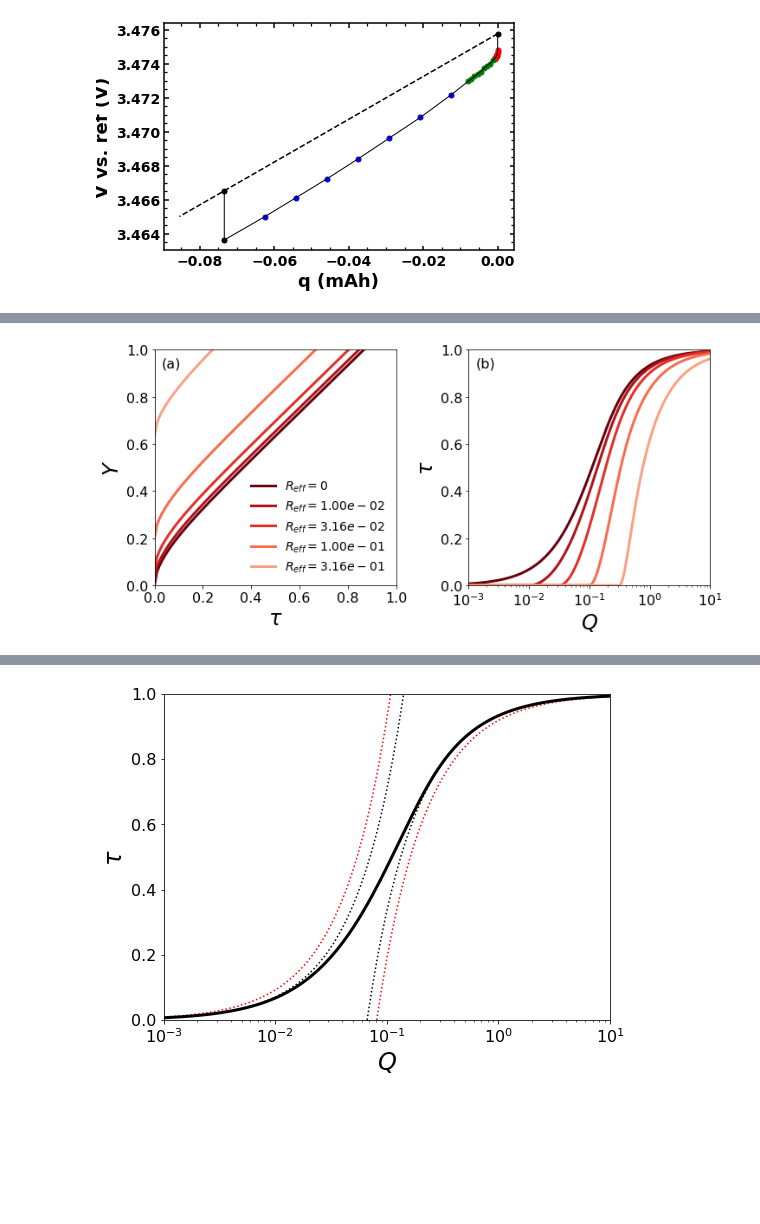
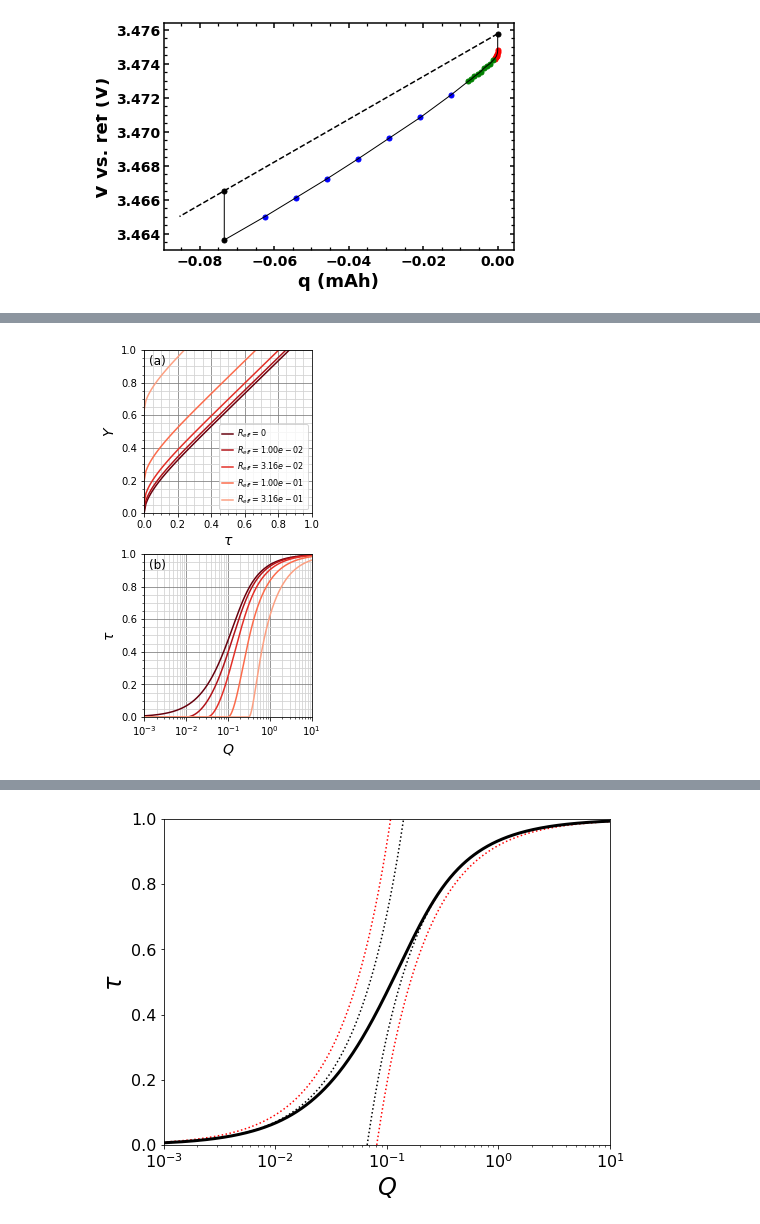
Before and after one commit to mmemcormier/amid, a Jupyter notebook: test_IRfit.ipynb, the cells around one changed output, grey strips where cells are left out. Drawn from its saved outputs; the diff is of its cells as text; code cells hidden in the pictures; blank space fills up the shorter version.

```diff
--- a/test_IRfit.ipynb
+++ b/test_IRfit.ipynb
@@ -354,12 +368,7 @@ plt.savefig('fig3.png', bbox_inches="tight")
 # %%
 #Figure 4
-fig, axs = plt.subplots(ncols=2, nrows=1, figsize=(11.5, 5))
-plt.subplots_adjust(wspace = .3)
-
-plt.rc('axes', labelsize=24)
-plt.rc('xtick', labelsize=16)
-plt.rc('ytick', labelsize=16)
-plt.rc('legend', fontsize=16)
+fig, axs = plt.subplots(ncols = 1, nrows = 2, figsize=(3, 6.75))
+plt.subplots_adjust(hspace = .25)
 
 colors = plt.get_cmap('Reds_r')(np.linspace(0,1,7))
 title = ['(a)', '(b)']
@@ -381,15 +390,19 @@ for R in range(len(Reff)):
     else:
         label = '$R_{eff} = $' + '${0:.2e}$'.format(Reff[R])
 
-    axs[0].plot(tau_arr, sX_sol, '-', linewidth=3, label=label, color = colors[R])
+    axs[0].plot(tau_arr, sX_sol, '-', linewidth=1.5, label=label, color = colors[R])
 
 axs[0].set_xlim([0, 1])
 axs[0].set_ylim([0, 1])
 
-axs[0].set_xlabel('$τ$', fontsize = 24)
-axs[0].set_ylabel('$Y$', fontsize = 24)
+axs[0].set_xlabel('$τ$')
+axs[0].set_ylabel('$Y$')
 
-axs[0].annotate(title[0], xy = (0.03, 0.97), xycoords = 'axes fraction', horizontalalignment='left', verticalalignment='top', fontsize = 16)
+axs[0].xaxis.set_minor_locator(ticker.AutoMinorLocator())
+axs[0].yaxis.set_minor_locator(ticker.AutoMinorLocator())
+axs[0].grid(which = 'minor', color = 'lightgrey')
+
+axs[0].annotate(title[0], xy = (0.03, 0.97), xycoords = 'axes fraction', horizontalalignment='left', verticalalignment='top', fontsize = 12)
 
 #Figure 4b
 nQ = 1000
@@ -405,18 +418,22 @@ for R in range(len(Reff)):
         if stau_sol[Q] < 0:
                 stau_sol[Q] = 0
 
-    axs[1].semilogx(Q_arr, stau_sol, '-', linewidth=3, color = colors[R], label="Spherical")
-    c = c + 1
+    axs[1].semilogx(Q_arr, stau_sol, '-', linewidth = 1.5, color = colors[R], label = "Spherical")
 
 axs[1].set_xlim([1e-3, 1e1])
 axs[1].set_ylim([0, 1])
 
-axs[1].set_xlabel('$Q$', fontsize = 24)
-axs[1].set_ylabel('$τ$', fontsize = 24)
+axs[1].set_xlabel('$Q$')
+axs[1].set_ylabel('$τ$')
 
-axs[0].legend(fontsize="14", frameon=False)
+axs[1].xaxis.set_minor_locator(ticker.LogLocator(subs = np.arange(1.0, 10.0) * 0.1, numticks = 10))
+axs[1].xaxis.set_major_locator(ticker.LogLocator(numticks = 10))
+axs[1].yaxis.set_minor_locator(ticker.AutoMinorLocator())
+axs[1].grid(which = 'minor', color = 'lightgrey')
 
-axs[1].annotate(title[1], xy = (0.03, 0.97), xycoords = 'axes fraction', horizontalalignment='left', verticalalignment='top', fontsize = 16)
+axs[0].legend(fontsize = 8, frameon = True)
+
+axs[1].annotate(title[1], xy = (0.03, 0.97), xycoords = 'axes fraction', horizontalalignment='left', verticalalignment='top', fontsize = 12)
 
 plt.savefig('fig4.png', bbox_inches="tight")
 # %% [output]
@@ -427 +440 @@ plt.savefig('fig4.png', bbox_inches="tight")
-[figure, old version]
+[figure, new version]
```
Also changed, not shown: parts of 7 cells of this notebook, 7 other files.
